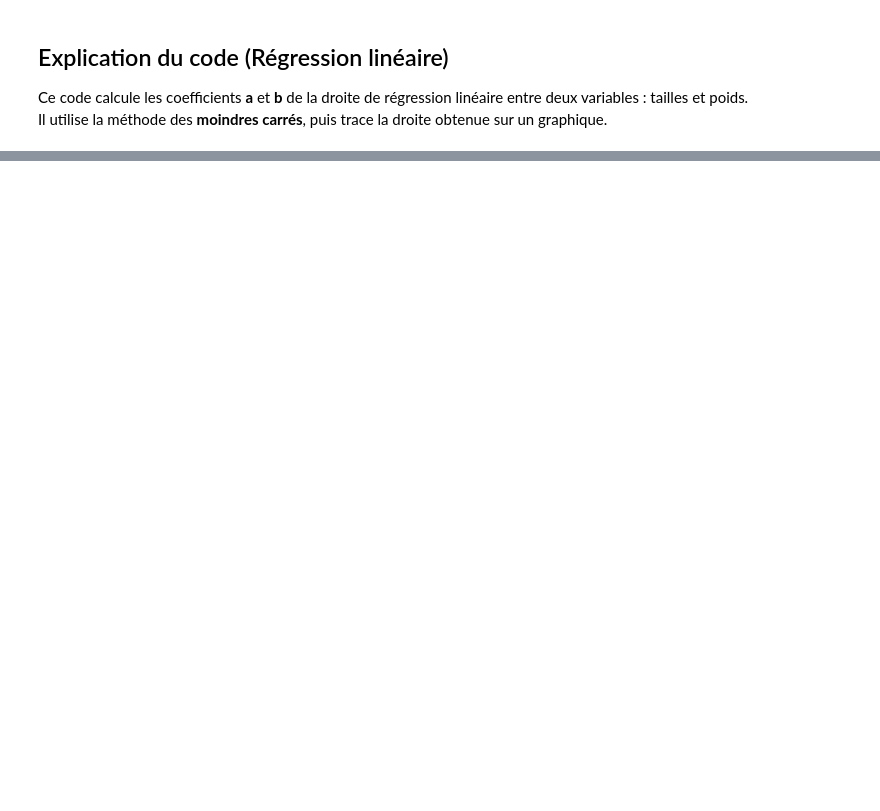
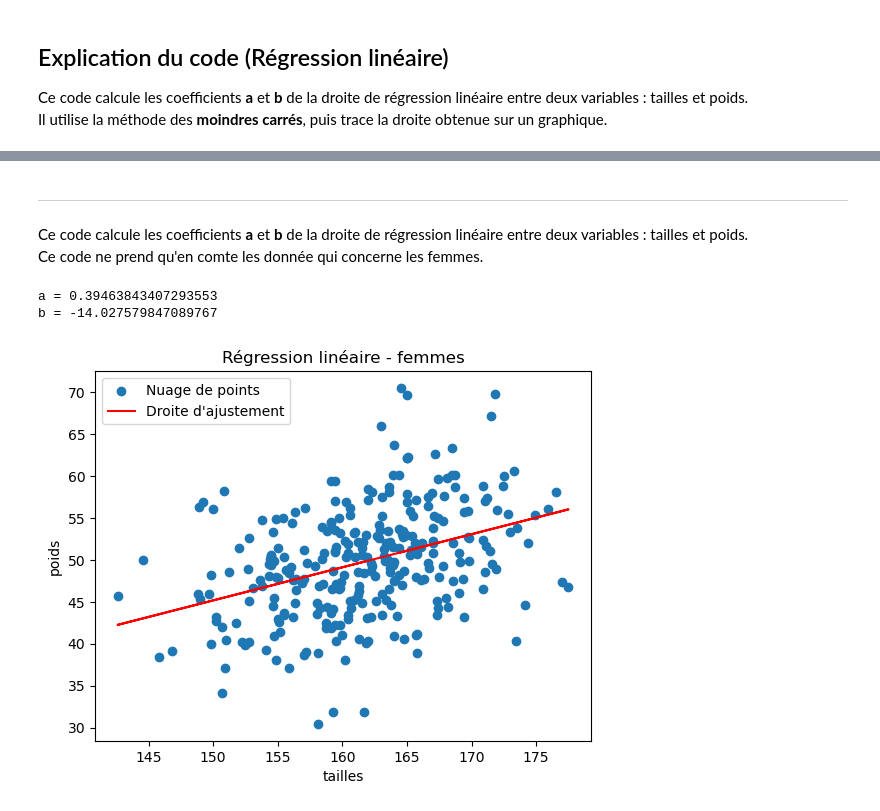
Before and after one commit to Gourdmandise/TP-projet-Math, a Jupyter notebook: Sujet6.ipynb, the cells around one changed output, grey strips where cells are left out. Cells and saved outputs as stored; diff of their text form; code cells hidden in the pictures; blank space fills up the shorter version.

```diff
--- a/Sujet6.ipynb
+++ b/Sujet6.ipynb
@@ -360 +483,32 @@ b = -95.10135106038153
+# %% [markdown]
+---
+Ce code calcule les coefficients **a** et **b** de la droite de régression linéaire entre deux variables : tailles et poids.
+Ce code ne prend qu'en comte les donnée qui concerne les femmes.
+# %%
+import matplotlib.pyplot as plt
+
+n = len(tailles_femmes)
+Sx = sum(tailles_femmes)
+Sy = sum(poids_femmes)
+Sxx = sum(x*x for x in tailles_femmes)
+Sxy = sum(tailles_femmes[i] * poids_femmes[i] for i in range(n))
+a = (n*Sxy - Sx*Sy) / (n*Sxx - Sx*Sx)
+b = (Sy - a*Sx) / n
+
+print("a =", a)
+print("b =", b)
+
+plt.scatter(tailles_femmes, poids_femmes, label='Nuage de points')
+plt.plot(tailles_femmes, [a * x + b for x in tailles_femmes], color='red', label='Droite d\'ajustement')
+
+plt.xlabel('tailles')
+plt.ylabel('poids')
+plt.title('Régression linéaire - femmes')
+plt.legend()
+
+plt.show()
+# %% [output]
+a = 0.39463843407293553
+b = -14.027579847089767
+[figure, added]
 # %% [markdown]
```
Also changed, not shown: parts of 15 cells of this notebook, 1 other file.
